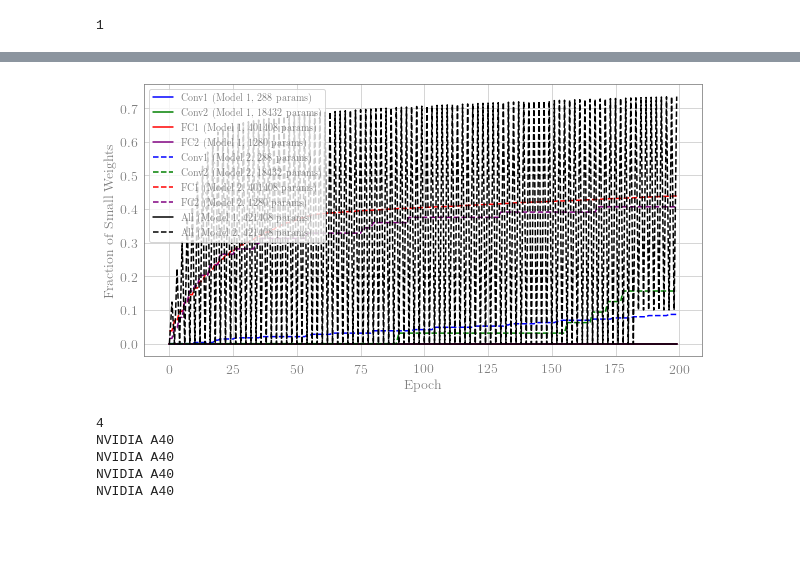
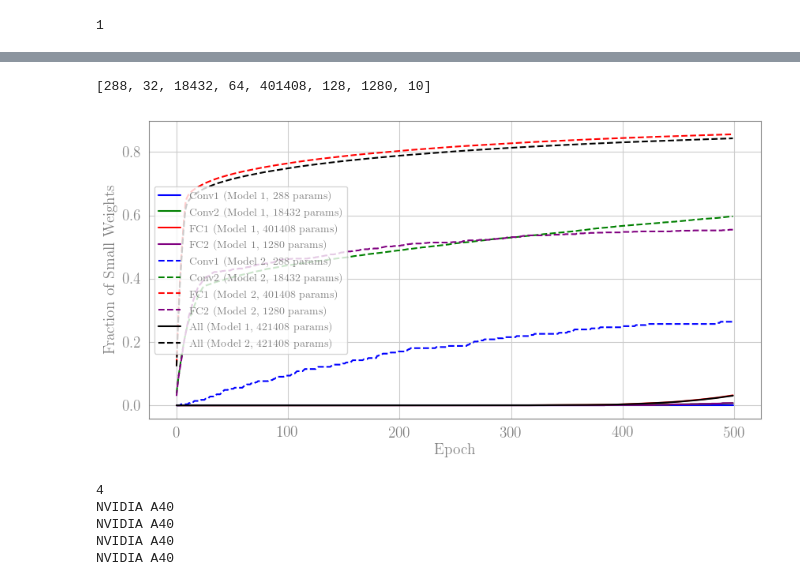
Before and after one commit to Nadav-out/PAdam, a Jupyter notebook: notebooks/FashionMNIST.ipynb, the cells around one changed output, grey strips where cells are left out. Cells and saved outputs as stored; diff of their text form; code cells hidden in the pictures; blank space fills up the shorter version.

```diff
--- a/notebooks/FashionMNIST.ipynb
+++ b/notebooks/FashionMNIST.ipynb
@@ -76,3 +76,41 @@ params_epochs['small_weights_2']
 1
 # %% [output]
 1
+# %%
+
+# Define the labels and colors for the layers you want to plot
+layer_labels = ['Conv1', 'Conv2', 'FC1', 'FC2']
+layer_colors = ['blue', 'green', 'red', 'purple']
+
+# Assume parameters_per_layer contains the number of parameters for each weight/bias in order
+# Extract the number of parameters for weights only
+num_params_weights = parameters_per_layer[::2]  # Taking every second element
+
+# Plot for the fraction of small weights per layer
+plt.figure(figsize=(10, 5))
+for i, (label, color) in enumerate(zip(layer_labels, layer_colors)):
+    # Extract fractions for the i-th weight layer across all epochs
+    fractions = [epoch_fractions[i*2] for epoch_fractions in params_epochs['small_weights_1']]
+    plt.plot(fractions, label=f'{label} ({num_params_weights[i]} params)')
+
+# Plot the overall weighted fraction of small weights for comparison
+weighted_fractions = np.array(params_epochs['small_weights_1'])[:, ::2] @ (parameters_per_layer_weight[::2])
+plt.plot(weighted_fractions, label=f'All ({np.sum(num_params_weights)} params)')
+
+
+for i, (label, color) in enumerate(zip(layer_labels, layer_colors)):
+    # Extract fractions for the i-th weight layer across all epochs
+    fractions = [epoch_fractions[i*2] for epoch_fractions in params_epochs['small_weights_2']]
+    plt.plot(fractions, label=f'{label} ({num_params_weights[i]} params)',ls='--')
+
+# Plot the overall weighted fraction of small weights for comparison
+weighted_fractions = np.array(params_epochs['small_weights_2'])[:, ::2] @ (parameters_per_layer_weight[::2])
+plt.plot(weighted_fractions, label=f'All ({np.sum(num_params_weights)} params)',ls='--')
+
+# Adding labels and title
+plt.xlabel('Epoch', fontsize=14)
+plt.ylabel('Fraction of Small Weights', fontsize=14)
+# plt.title('Fraction of Small Weights', fontsize=16)
+plt.legend()
+plt.grid(True)
+plt.show()
@@ -79,3 +119,7 @@ params_epochs['small_weights_2']
+# %%
+parameters_per_layer
+# %% [output]
+[288, 32, 18432, 64, 401408, 128, 1280, 10]
 # %%
 model = FashionCNN()
 parameters_per_layer = [p.numel() for p in model.parameters() if p.requires_grad]
@@ -86,36 +130,36 @@ layer_labels = ['Conv1', 'Conv2', 'FC1', 'FC2']
 layer_colors = ['blue', 'green', 'red', 'purple']
 
 # Extract the number of parameters for weights only
 num_params_weights = parameters_per_layer[::2]  # Taking every second element
 
 # Plot for the fraction of small weights per layer for Model 1
 plt.figure(figsize=(10, 5))
 
 for i, (label, color) in enumerate(zip(layer_labels, layer_colors)):
     # Extract fractions for the i-th weight layer across all epochs for Model 1
-    fractions = [epoch_fractions[i] for epoch_fractions in params_epochs['small_weights_1']]
+    fractions = [epoch_fractions[2*i] for epoch_fractions in params_epochs['small_weights_1']]
     plt.plot(fractions, label=f'{label} (Model 1, {num_params_weights[i]} params)', color=color, ls='-')
 
 # Plot for the fraction of small weights per layer for Model 2
 for i, (label, color) in enumerate(zip(layer_labels, layer_colors)):
     # Extract fractions for the i-th weight layer across all epochs for Model 2
-    fractions = [epoch_fractions[i] for epoch_fractions in params_epochs['small_weights_2']]
+    fractions = [epoch_fractions[2*i] for epoch_fractions in params_epochs['small_weights_2']]
     plt.plot(fractions, label=f'{label} (Model 2, {num_params_weights[i]} params)', color=color, ls='--')
 
 # Plot the overall weighted fraction of small weights for comparison for both models
 weighted_fractions_1 = [frac[-1] for frac in params_epochs['small_weights_1']]
 weighted_fractions_2 = [frac[-1] for frac in params_epochs['small_weights_2']]
 plt.plot(weighted_fractions_1, label=f'All (Model 1, {np.sum(num_params_weights)} params)', color='black', ls='-')
 plt.plot(weighted_fractions_2, label=f'All (Model 2, {np.sum(num_params_weights)} params)', color='black', ls='--')
 
 # Adding labels and title
 plt.xlabel('Epoch', fontsize=14)
 plt.ylabel('Fraction of Small Weights', fontsize=14)
 plt.legend()
 plt.grid(True)
 plt.show()
 # %% [output]
-[figure, old version]
+[figure, new version]
 # %%
 %load_ext autoreload
 %autoreload 2
```
Also changed, not shown: parts of 2 cells of this notebook, 1 other file.
